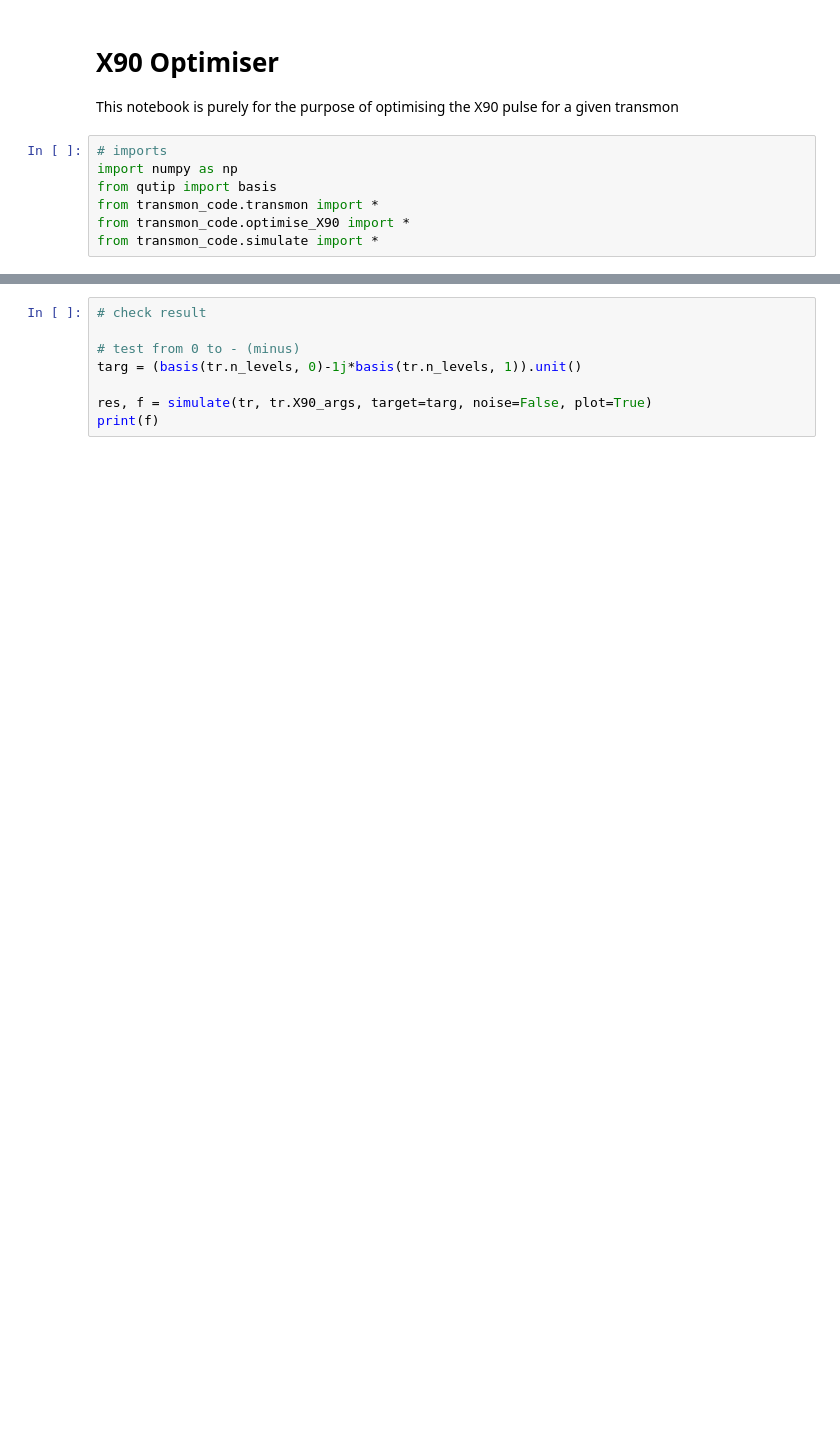
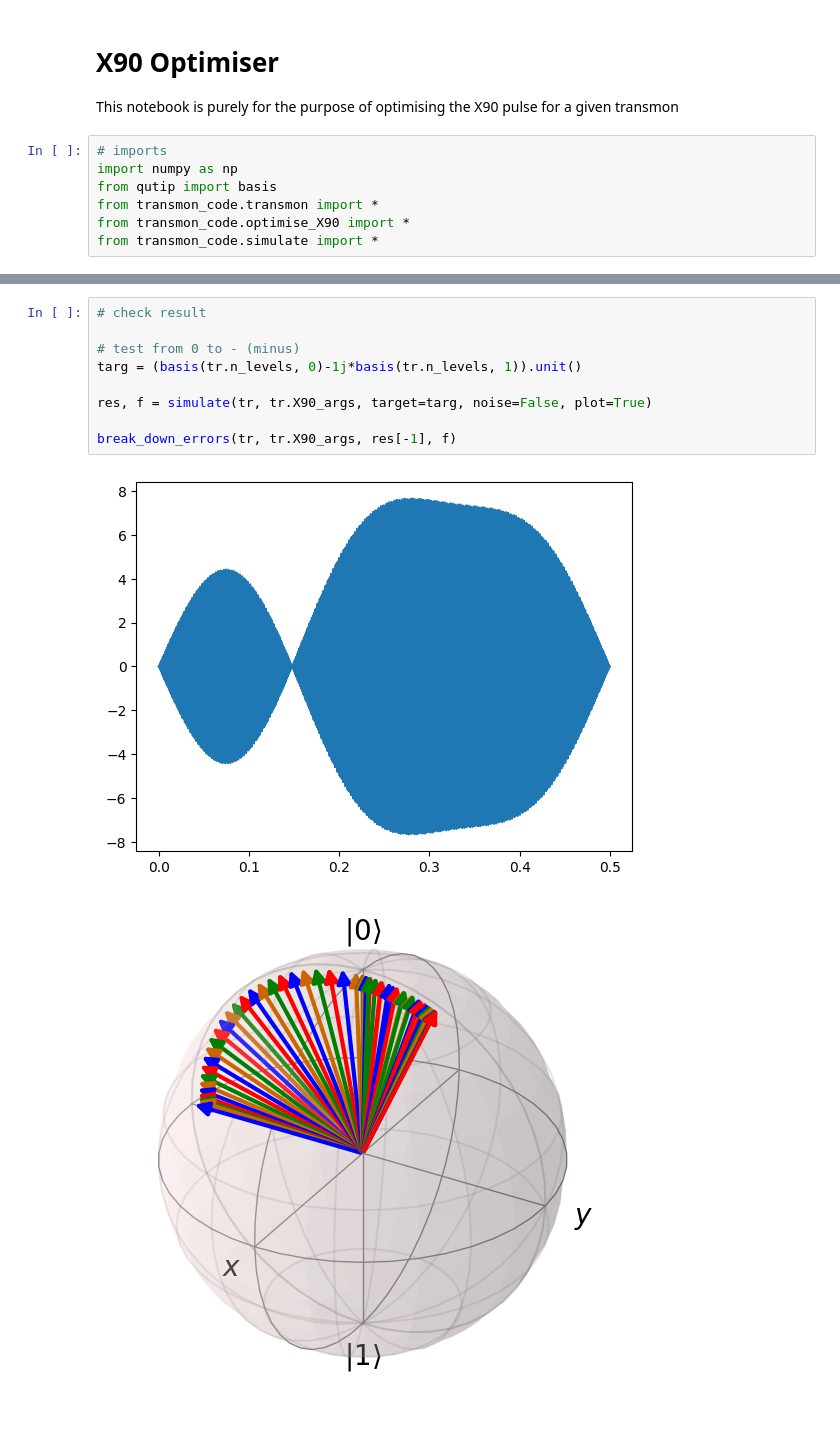
Before and after one commit to manavbabel/Transmon-Simulation, a Jupyter notebook: X90 Optimisation.ipynb, the cells around one changed output, grey strips where cells are left out. Saved outputs shown, nothing was run; the diff lists cells and outputs as text; blank space fills up the shorter version.

```diff
--- a/X90 Optimisation.ipynb
+++ b/X90 Optimisation.ipynb
@@ -24,8 +34,12 @@ tr.X90_args = create_X90_pulse(t, tr, args=tr.X90_args, semiranges=semiranges, p
 # %%
 # check result
 
 # test from 0 to - (minus)
 targ = (basis(tr.n_levels, 0)-1j*basis(tr.n_levels, 1)).unit()
 
 res, f = simulate(tr, tr.X90_args, target=targ, noise=False, plot=True)
-print(f)
+
+break_down_errors(tr, tr.X90_args, res[-1], f)
+# %% [output]
+[figure, added]
+[figure, added]
```
Also changed, not shown: parts of 3 cells of this notebook, 6 other files.
